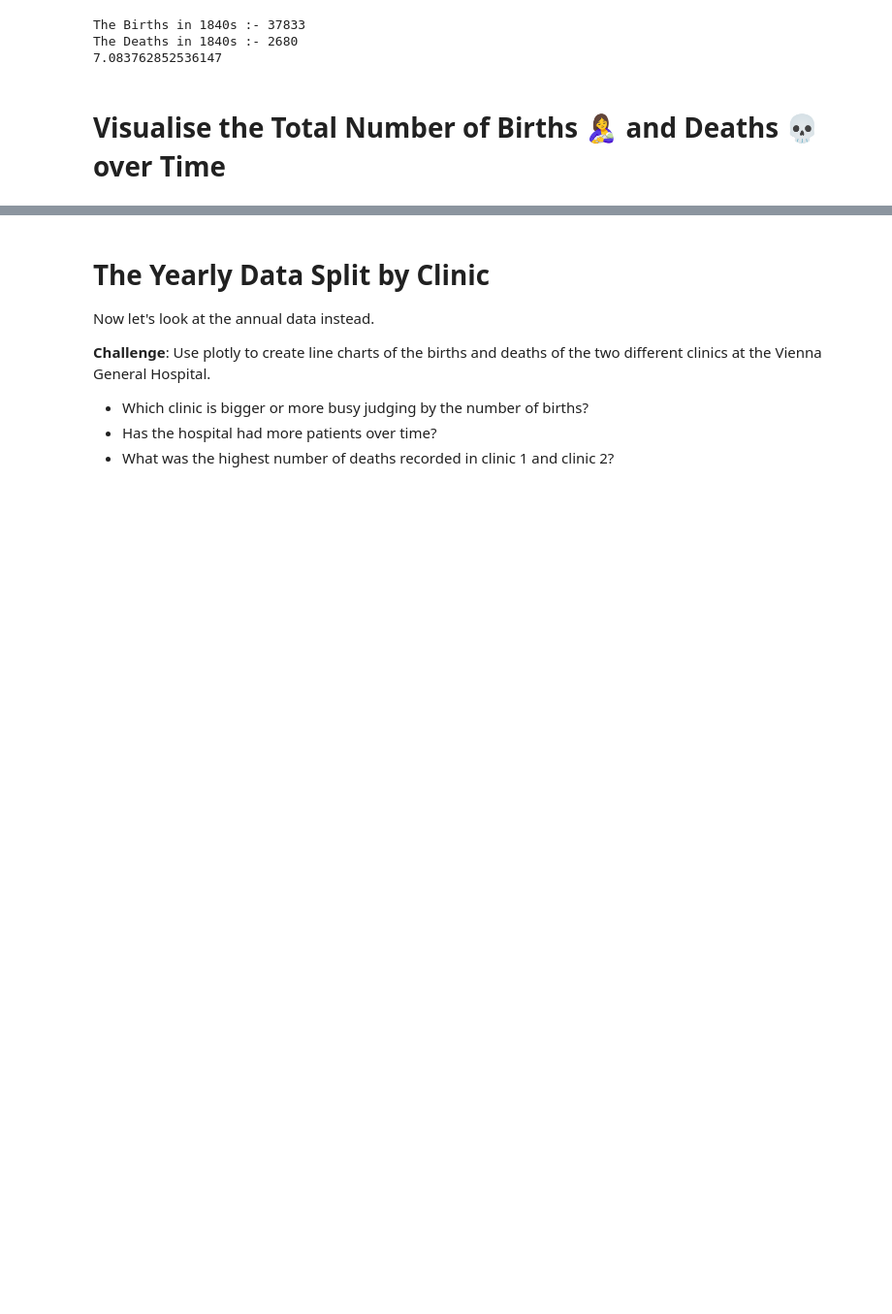
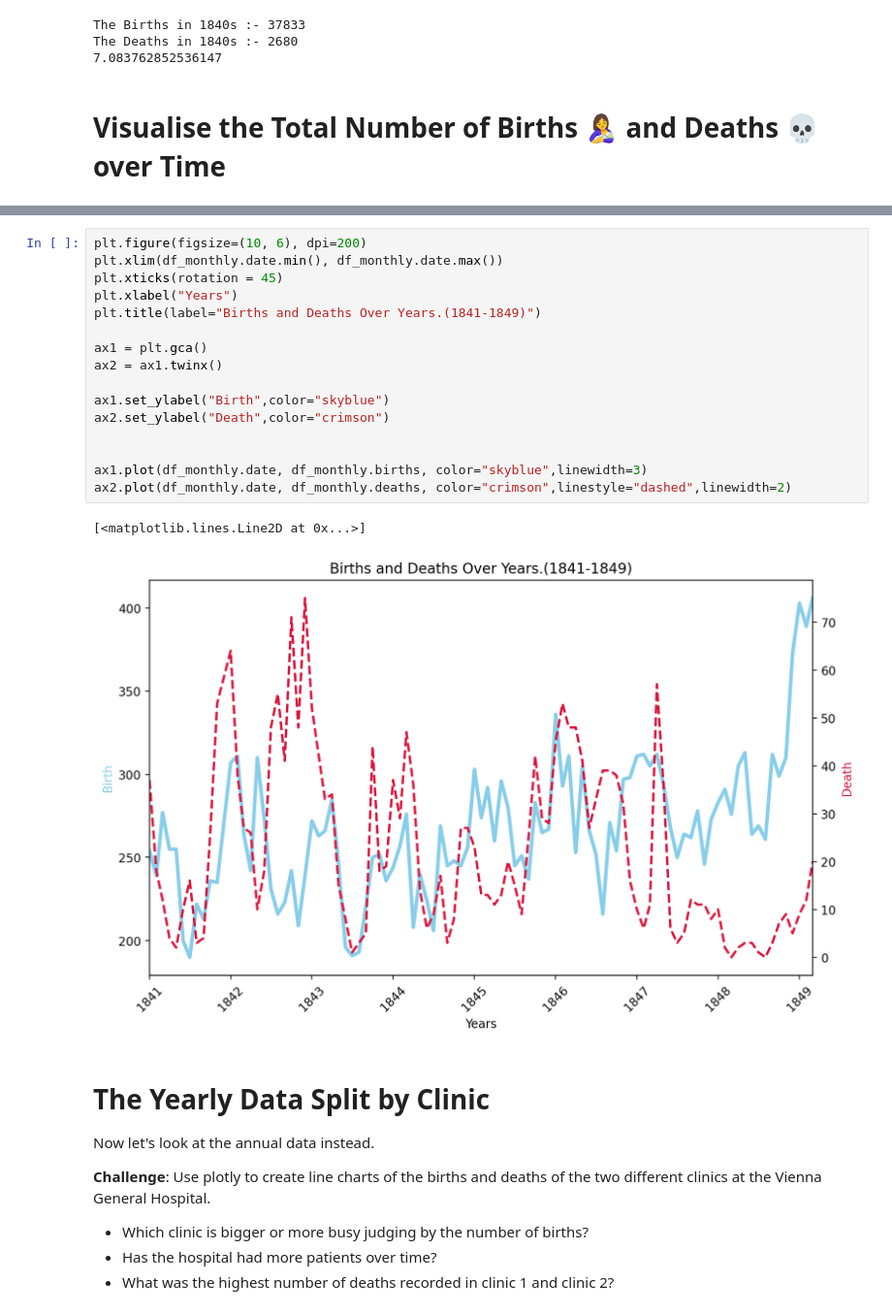
Before and after one commit to nico-Zero/Python, a Jupyter notebook: New_Shit__/Angela_Yu__/Day_80_Dr_Handwashing/Dr_Semmelweis_Handwashing_Discovery_(start).ipynb, the cells around one changed output, grey strips where cells are left out. Shown: that part at 97% size. Cells and saved outputs as stored; diff of their text form; blank space fills up the shorter version.

```diff
--- a/New_Shit__/Angela_Yu__/Day_80_Dr_Handwashing/Dr_Semmelweis_Handwashing_Discovery_(start).ipynb
+++ b/New_Shit__/Angela_Yu__/Day_80_Dr_Handwashing/Dr_Semmelweis_Handwashing_Discovery_(start).ipynb
@@ -141,6 +141,25 @@ The Deaths in 1840s :- 2680
 -   Use a dashed line style for the number of deaths
 -   Change the line thickness to 3 and 2 for the births and deaths respectively.
 -   Do you notice anything in the late 1840s?
+# %%
+plt.figure(figsize=(10, 6), dpi=200)
+plt.xlim(df_monthly.date.min(), df_monthly.date.max())
+plt.xticks(rotation = 45)
+plt.xlabel("Years")
+plt.title(label="Births and Deaths Over Years.(1841-1849)")
+
+ax1 = plt.gca()
+ax2 = ax1.twinx()
+
+ax1.set_ylabel("Birth",color="skyblue")
+ax2.set_ylabel("Death",color="crimson")
+
+
+ax1.plot(df_monthly.date, df_monthly.births, color="skyblue",linewidth=3)
+ax2.plot(df_monthly.date, df_monthly.deaths, color="crimson",linestyle="dashed",linewidth=2)
+# %% [output]
+[<matplotlib.lines.Line2D at 0x...>]
+[figure, added]
 # %% [markdown]
 # The Yearly Data Split by Clinic
 
```
Also changed, not shown: parts of 1 cell of this notebook.
